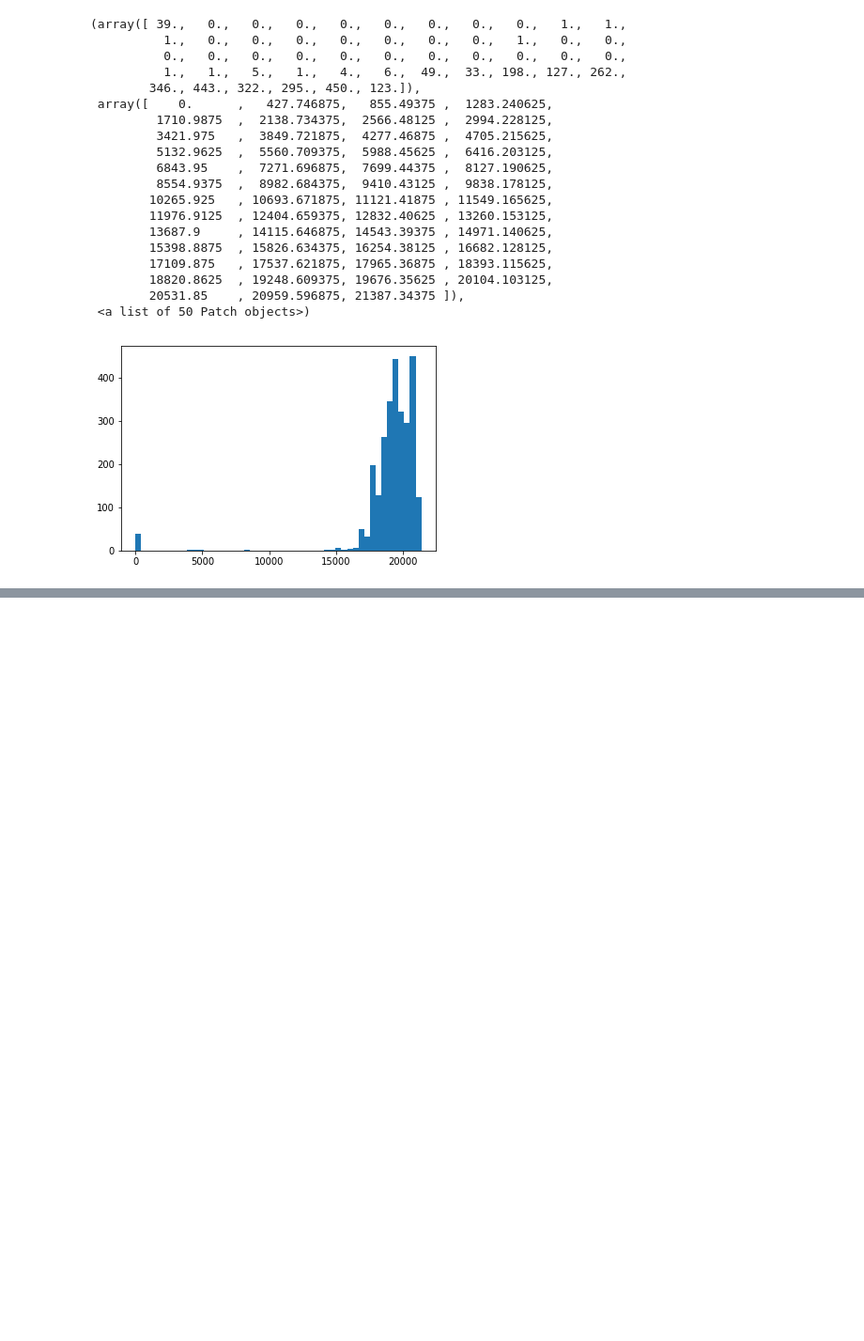
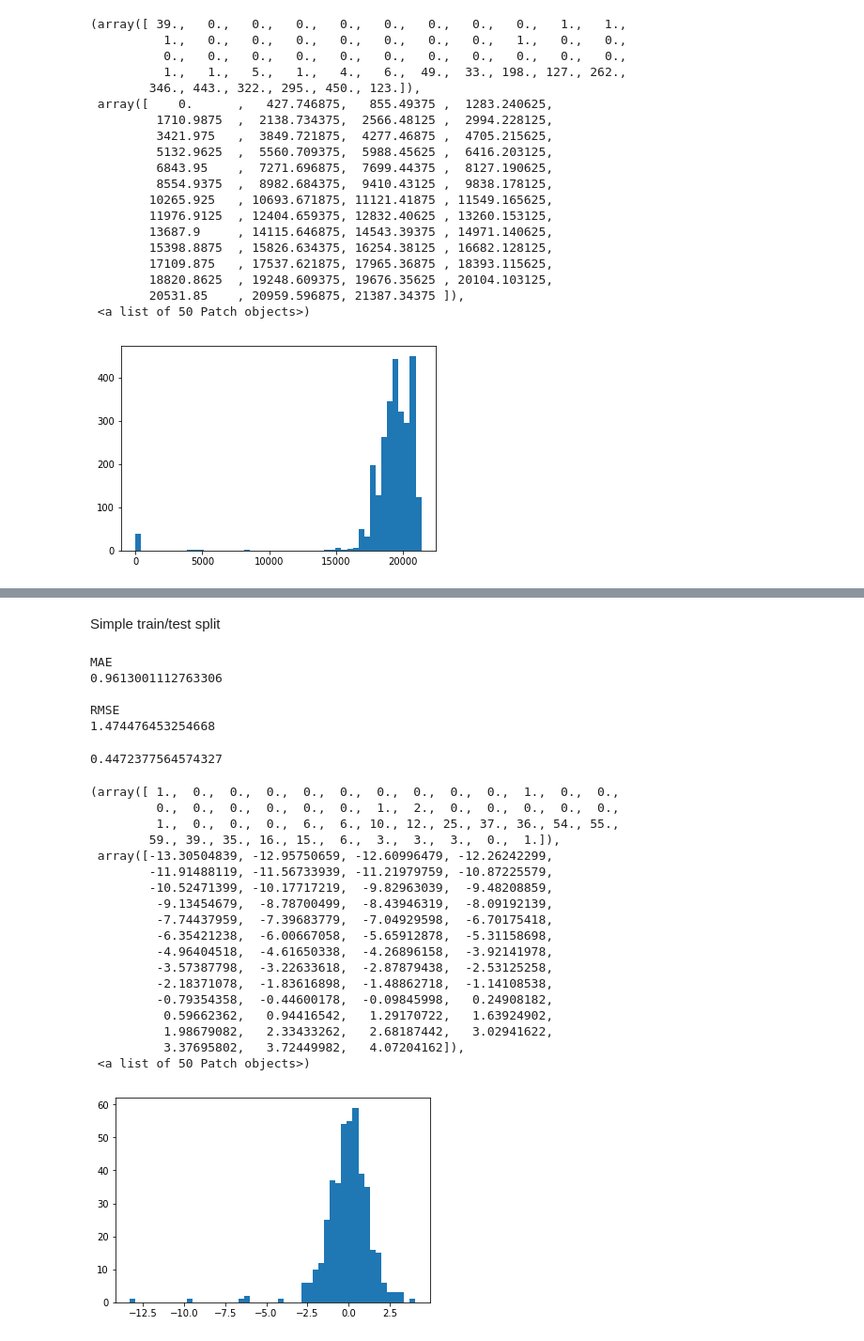
Before and after one commit to boudrejp/w207_supplemental, a Jupyter notebook: final/Initial_exploration/joint_exploration.ipynb, the cells around one changed output, grey strips where cells are left out. Shown at 94% size. Saved outputs shown, nothing was run; the diff lists cells and outputs as text; code cells hidden in the pictures; blank space fills up the shorter version.

```diff
--- a/final/Initial_exploration/joint_exploration.ipynb
+++ b/final/Initial_exploration/joint_exploration.ipynb
@@ -110,0 +356,8 @@ plt.hist(data.Main_Mass_Flow, bins = 50)
+# %%
+# procedure for generating cols for binary temperature increase
+for i in range(1,10):
+    new_colname = "T_Increase_" + str(i)
+    colname_i = "T_Zone_" + str(i)
+    colname_inext = "T_Zone_" + str(i+1)
+    vals = (data[colname_i] <= data[colname_inext]).astype(int)
+    data[new_colname] = vals
@@ -110,0 +437,70 @@ plt.hist(data.Main_Mass_Flow, bins = 50)
+# %%
+from sklearn.model_selection import GridSearchCV, cross_val_score, KFold
+from sklearn.linear_model import LinearRegression
+import math
+
+def calc_error(predicted, actual):
+    return(actual - predicted)
+
+def rmse(predicted, actual):
+    return(np.sqrt(np.mean(calc_error(predicted, actual)**2)))
+
+def mae(predicted, actual):
+    return(np.mean(np.abs(calc_error(predicted, actual))))
+# %%
+y = scaled_features.Quality
+scaled_features.drop(['Quality'], axis = 1, inplace = True)
+X = scaled_features
+
+# let's use 80% train/validate, 20% test... so with our setup, it will be 60/20/20
+train_rows = math.ceil(0.80 * X.shape[0])
+test_rows = (len(X) - train_rows)
+X_train, X_test = X[0:train_rows], X[-test_rows:]
+y_train, t_test = y[0:train_rows], y[-test_rows:]
+# %% [markdown]
+Simple train/test split
+# %%
+from sklearn.model_selection import train_test_split
+X_train2, X_valid, y_train2, y_valid = train_test_split(X_train, y_train, test_size=0.2, random_state=42)
+lm = LinearRegression()
+fit_model = lm.fit(X_train2, y_train2)
+predictions = fit_model.predict(X_valid)
+print("MAE")
+print(mae(predictions, y_valid))
+print("")
+print("RMSE")
+print(rmse(predictions, y_valid))
+# %% [output]
+MAE
+0.9613001112763306
+
+RMSE
+1.474476453254668
+# %%
+from sklearn.metrics import mean_squared_error, r2_score
+r2_score(y_valid, predictions)
+# %% [output]
+0.4472377564574327
+# %%
+errors = calc_error(predictions, y_valid)
+plt.hist(errors, bins = 50)
+# %% [output]
+(array([ 1.,  0.,  0.,  0.,  0.,  0.,  0.,  0.,  0.,  0.,  1.,  0.,  0.,
+         0.,  0.,  0.,  0.,  0.,  0.,  1.,  2.,  0.,  0.,  0.,  0.,  0.,
+         1.,  0.,  0.,  0.,  6.,  6., 10., 12., 25., 37., 36., 54., 55.,
+        59., 39., 35., 16., 15.,  6.,  3.,  3.,  3.,  0.,  1.]),
+ array([-13.30504839, -12.95750659, -12.60996479, -12.26242299,
+        -11.91488119, -11.56733939, -11.21979759, -10.87225579,
+        -10.52471399, -10.17717219,  -9.82963039,  -9.48208859,
+         -9.13454679,  -8.78700499,  -8.43946319,  -8.09192139,
+         -7.74437959,  -7.39683779,  -7.04929598,  -6.70175418,
+         -6.35421238,  -6.00667058,  -5.65912878,  -5.31158698,
+         -4.96404518,  -4.61650338,  -4.26896158,  -3.92141978,
+         -3.57387798,  -3.22633618,  -2.87879438,  -2.53125258,
+         -2.18371078,  -1.83616898,  -1.48862718,  -1.14108538,
+         -0.79354358,  -0.44600178,  -0.09845998,   0.24908182,
+          0.59662362,   0.94416542,   1.29170722,   1.63924902,
+          1.98679082,   2.33433262,   2.68187442,   3.02941622,
+          3.37695802,   3.72449982,   4.07204162]),
+ <a list of 50 Patch objects>)
+[figure, added]
```
Also changed, not shown: parts of 36 cells of this notebook.
